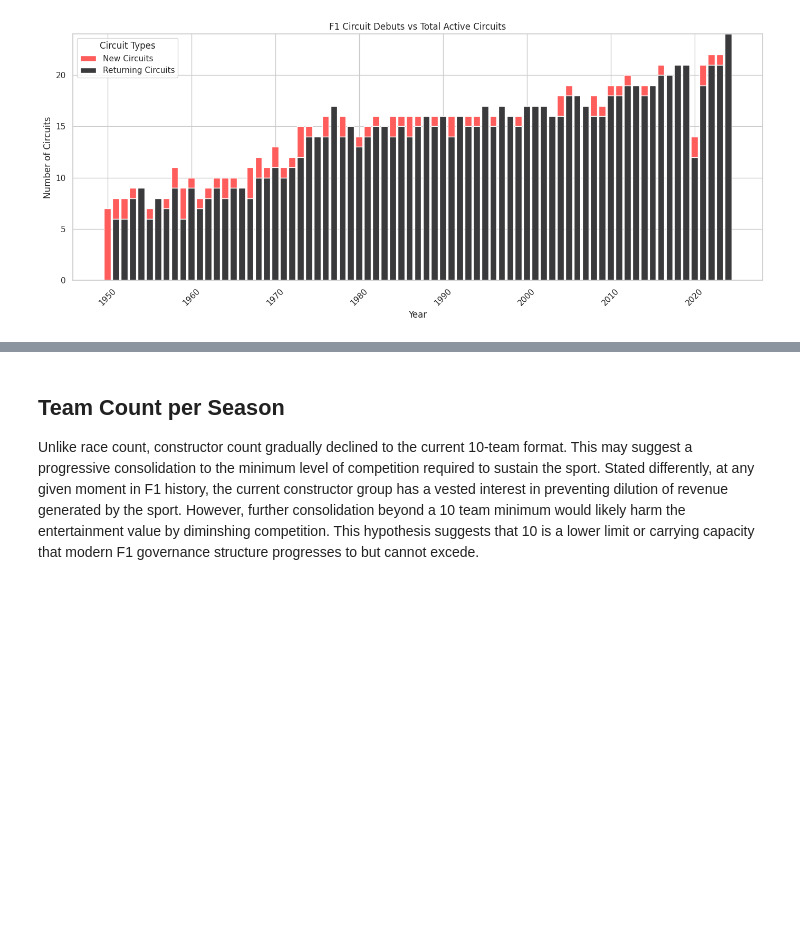
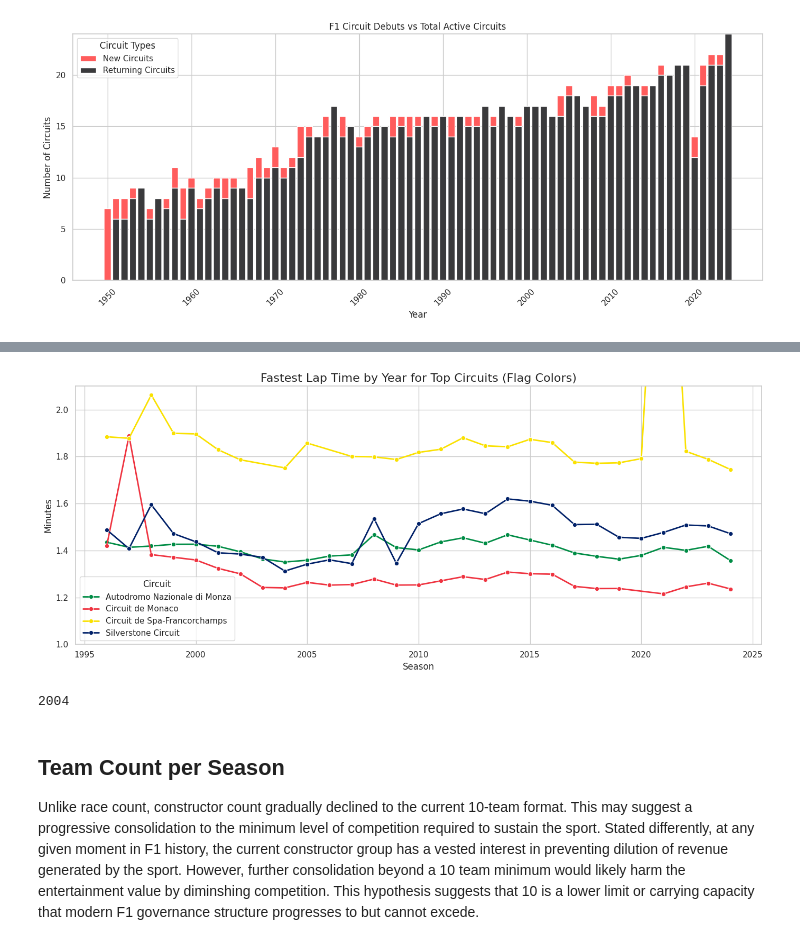
Before and after one commit to davidgoins236/data_viz_final_project, a Jupyter notebook: data_viz_final_project.ipynb, the cells around one changed output, grey strips where cells are left out. Drawn from its saved outputs; the diff is of its cells as text; code cells hidden in the pictures; blank space fills up the shorter version.

```diff
--- a/data_viz_final_project.ipynb
+++ b/data_viz_final_project.ipynb
@@ -233,3 +365,48 @@ plt.show()
+# %%
+flag_colors = {
+    'Silverstone Circuit': '#012169',      # UK (navy blue)
+    'Autodromo Nazionale di Monza': '#008C45',                    # Italy (green)
+    'Circuit de Monaco': '#EF3340',        # Monaco (red)
+    'Circuit de Spa-Francorchamps': '#FAE100',        # Belgium (yellow)
+}
+plt_df = agg_race_lap_times_df.query('name in @top4').assign(
+    fastest_lap_minutes=lambda x: x.fastest_lap_ms / 60000
+)
+
+# Set theme
+sns.set_theme(style="whitegrid")
+
+# Plot
+plt.figure(figsize=(14, 6))
+sns.lineplot(
+    data=plt_df,
+    x='year',
+    y='fastest_lap_minutes',
+    hue='name',
+    palette=flag_colors,
+    marker='o',
+    linewidth=2
+)
+
+# Format axes
+plt.title("Fastest Lap Time by Year for Top Circuits (Flag Colors)", fontsize=16)
+plt.xlabel("Season", fontsize=12)
+plt.ylabel("Minutes", fontsize=12)
+plt.legend(title="Circuit")
+plt.tight_layout()
+
+
+plt.ylim(1.0, 2.1)  # limiting the y axis to eliminate the outlier effect of spa in 2020 (rain year)
+plt.show()
+# %% [output]
+[figure, added]
+# %%
+combined_results_df[['year','name_circuit','fastestLapTime']]\
+  .groupby(['year','name_circuit']).agg(fastest_lap_time = ('fastestLapTime','min'))\
+  .reset_index()\
+  .dropna()['year'].min()
+# %% [output]
+2004
 # %% [markdown]
 ## Team Count per Season
 Unlike race count, constructor count gradually declined to the current 10-team format. This may suggest a progressive consolidation to the minimum level of competition required to sustain the sport. Stated differently, at any given moment in F1 history, the current constructor group has a vested interest in preventing dilution of revenue generated by the sport. However, further consolidation beyond a 10 team minimum would likely harm the entertainment value by diminshing competition. This hypothesis suggests that 10 is a lower limit or carrying capacity that modern F1 governance structure progresses to but cannot excede.
```
Also changed, not shown: parts of 13 cells of this notebook.
